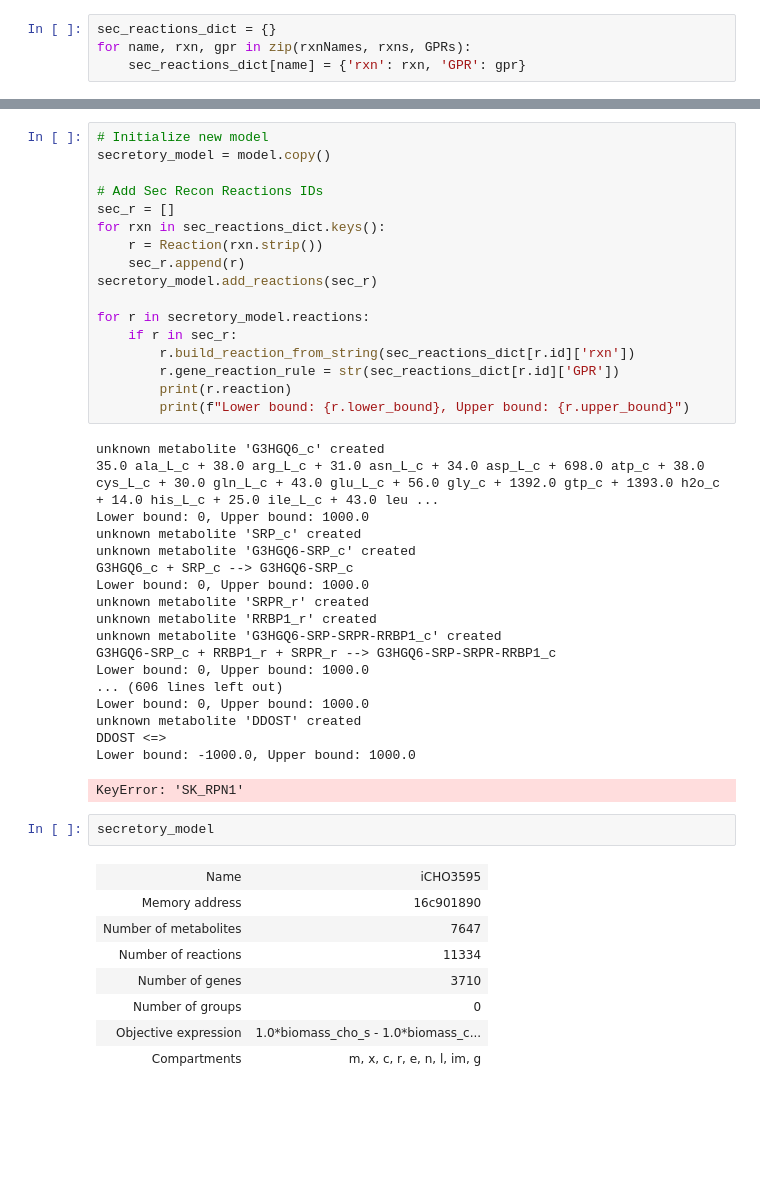
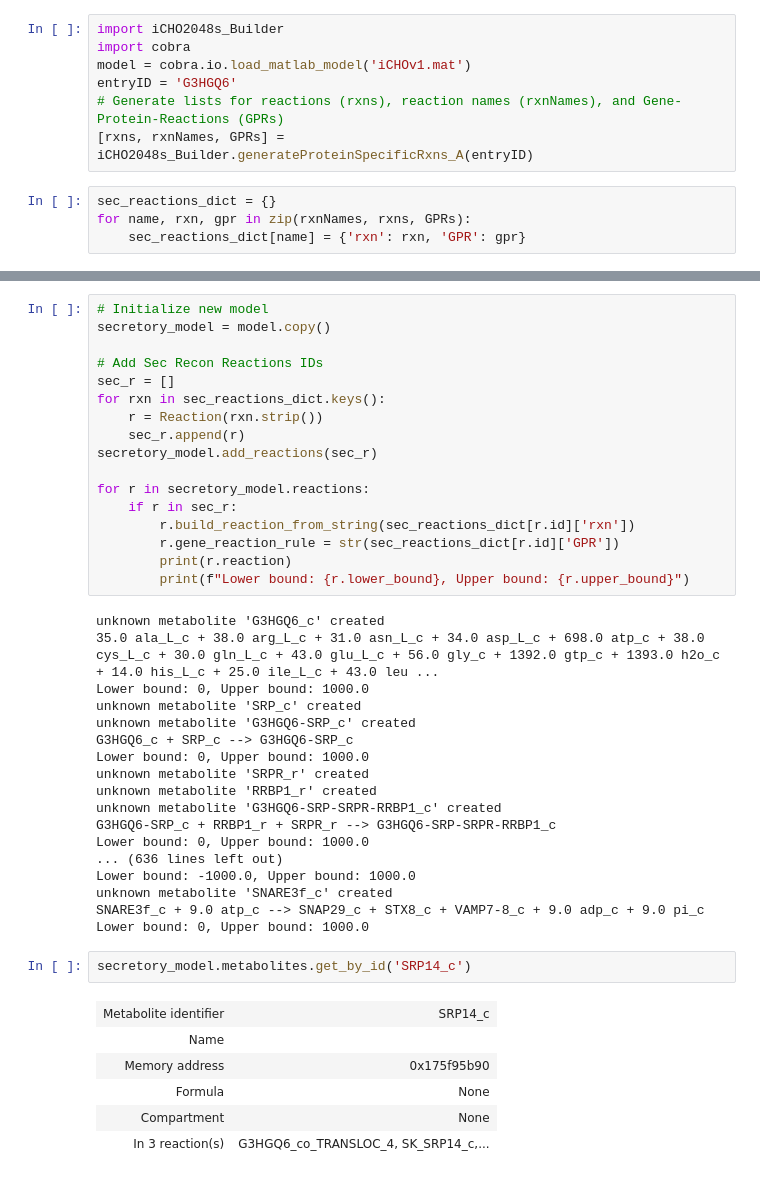
Before and after one commit to pablodig/secRecon-Secretory-Pathway-Reconstruction, a Jupyter notebook: Sec_Recon_Reactions.ipynb, the cells around one changed output, grey strips where cells are left out. Cells and saved outputs as stored; diff of their text form; blank space fills up the shorter version.

Commit message:
Update on iCHOSEC Builder

```diff
--- a/Sec_Recon_Reactions.ipynb
+++ b/Sec_Recon_Reactions.ipynb
@@ -102,3 +102,10 @@ rxns
+# %%
+import iCHO2048s_Builder
+import cobra
+model = cobra.io.load_matlab_model('iCHOv1.mat')
+entryID = 'G3HGQ6'
+# Generate lists for reactions (rxns), reaction names (rxnNames), and Gene-Protein-Reactions (GPRs)
+[rxns, rxnNames, GPRs] = iCHO2048s_Builder.generateProteinSpecificRxns_A(entryID)
 # %%
 sec_reactions_dict = {}
 for name, rxn, gpr in zip(rxnNames, rxns, GPRs):
@@ -153,20 +160,17 @@ unknown metabolite 'RRBP1_r' created
 unknown metabolite 'G3HGQ6-SRP-SRPR-RRBP1_c' created
 G3HGQ6-SRP_c + RRBP1_r + SRPR_r --> G3HGQ6-SRP-SRPR-RRBP1_c
 Lower bound: 0, Upper bound: 1000.0
-... (606 lines left out)
+... (636 lines left out)
+Lower bound: -1000.0, Upper bound: 1000.0
+unknown metabolite 'SNARE3f_c' created
+SNARE3f_c + 9.0 atp_c --> SNAP29_c + STX8_c + VAMP7-8_c + 9.0 adp_c + 9.0 pi_c
 Lower bound: 0, Upper bound: 1000.0
-unknown metabolite 'DDOST' created
-DDOST <=>
-Lower bound: -1000.0, Upper bound: 1000.0
-KeyError: 'SK_RPN1'
 # %%
-secretory_model
+secretory_model.metabolites.get_by_id('SRP14_c')
 # %% [output]
-| Name | iCHO3595 |
-| Memory address | 16c901890 |
-| Number of metabolites | 7647 |
-| Number of reactions | 11334 |
-| Number of genes | 3710 |
-| Number of groups | 0 |
-| Objective expression | 1.0*biomass_cho_s - 1.0*biomass_c... |
-| Compartments | m, x, c, r, e, n, l, im, g |
+| Metabolite identifier | SRP14_c |
+| Name |  |
+| Memory address | 0x175f95b90 |
+| Formula | None |
+| Compartment | None |
+| In 3 reaction(s) | G3HGQ6_co_TRANSLOC_4, SK_SRP14_c,... |
```
Also changed, not shown: parts of 9 cells of this notebook, 4 other files.
